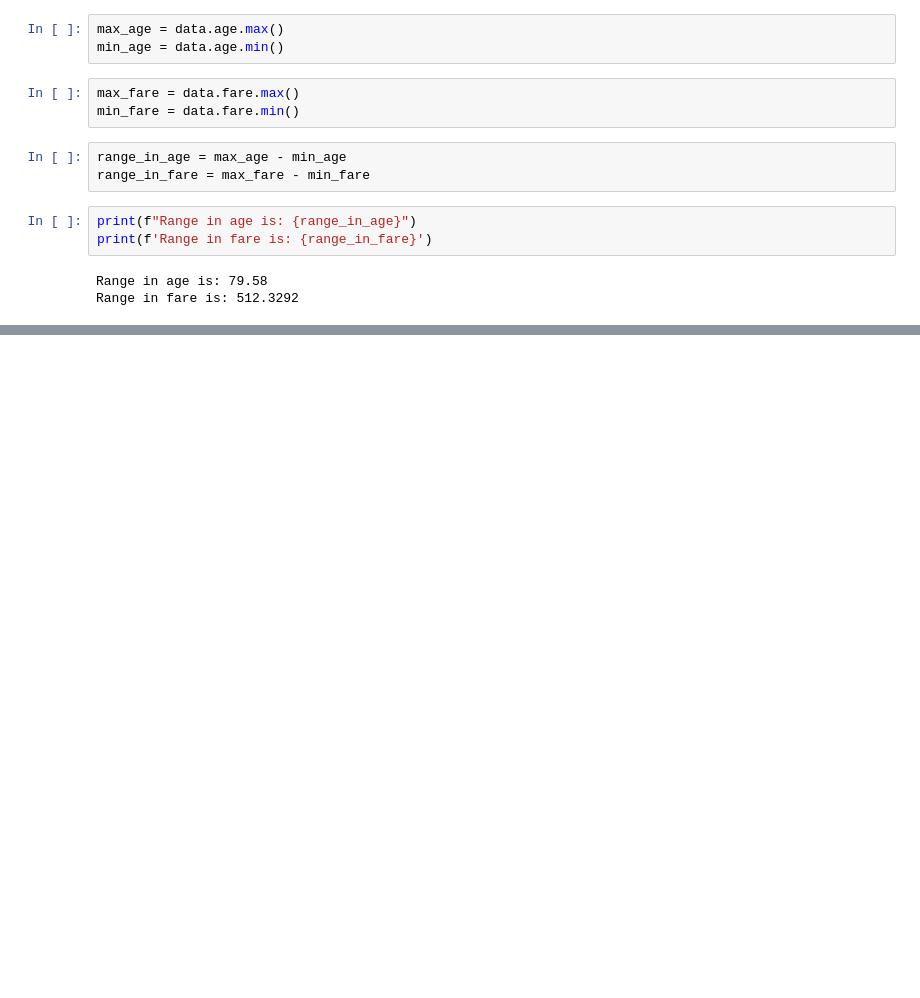
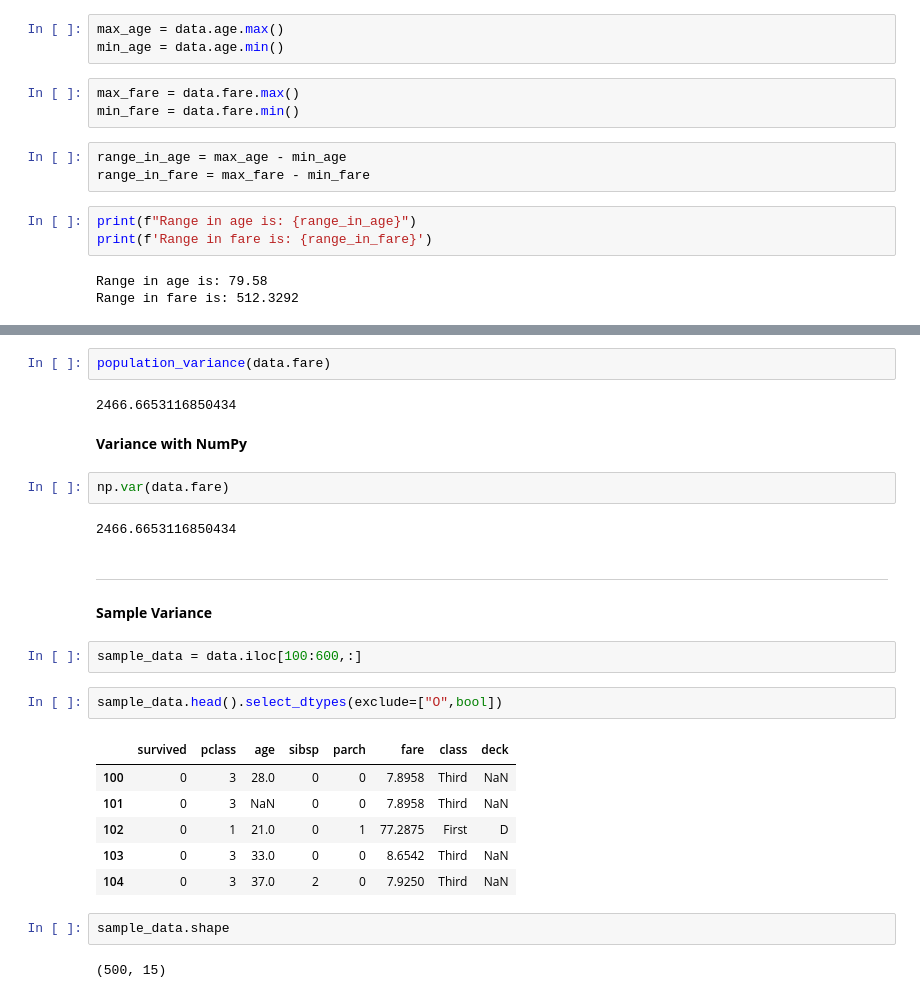
Before and after one commit to Shahrayar123/Statistics-for-Data-Science, a Jupyter notebook: Measure_of_Dispersion.ipynb, the cells around one changed output, grey strips where cells are left out. Saved outputs shown, nothing was run; the diff lists cells and outputs as text; blank space fills up the shorter version.

```diff
--- a/Measure_of_Dispersion.ipynb
+++ b/Measure_of_Dispersion.ipynb
@@ -63,0 +88,29 @@ Range in fare is: 512.3292
+# %%
+population_variance(data.fare)
+# %% [output]
+2466.6653116850434
+# %% [markdown]
+**Variance with NumPy**
+# %%
+np.var(data.fare)
+# %% [output]
+2466.6653116850434
+# %% [markdown]
+------
+# %% [markdown]
+**Sample Variance**
+# %%
+sample_data = data.iloc[100:600,:]
+# %%
+sample_data.head().select_dtypes(exclude=["O",bool])
+# %% [output]
+|  | survived | pclass | age | sibsp | parch | fare | class | deck |
+| 100 | 0 | 3 | 28.0 | 0 | 0 | 7.8958 | Third | NaN |
+| 101 | 0 | 3 | NaN | 0 | 0 | 7.8958 | Third | NaN |
+| 102 | 0 | 1 | 21.0 | 0 | 1 | 77.2875 | First | D |
+| 103 | 0 | 3 | 33.0 | 0 | 0 | 8.6542 | Third | NaN |
+| 104 | 0 | 3 | 37.0 | 2 | 0 | 7.9250 | Third | NaN |
+# %%
+sample_data.shape
+# %% [output]
+(500, 15)
```
Also changed, not shown: parts of 27 cells of this notebook, 1 other file.
